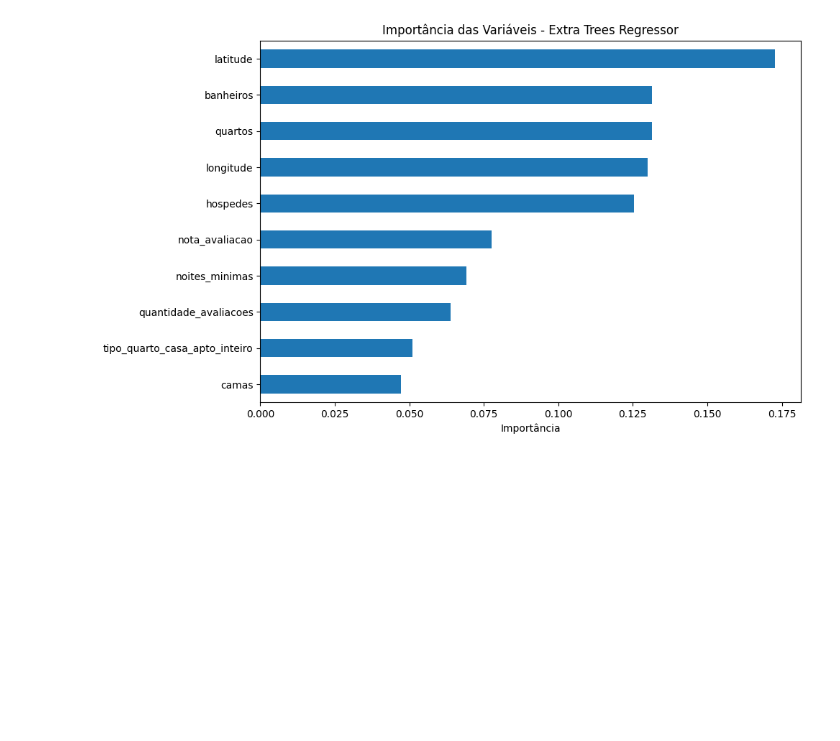
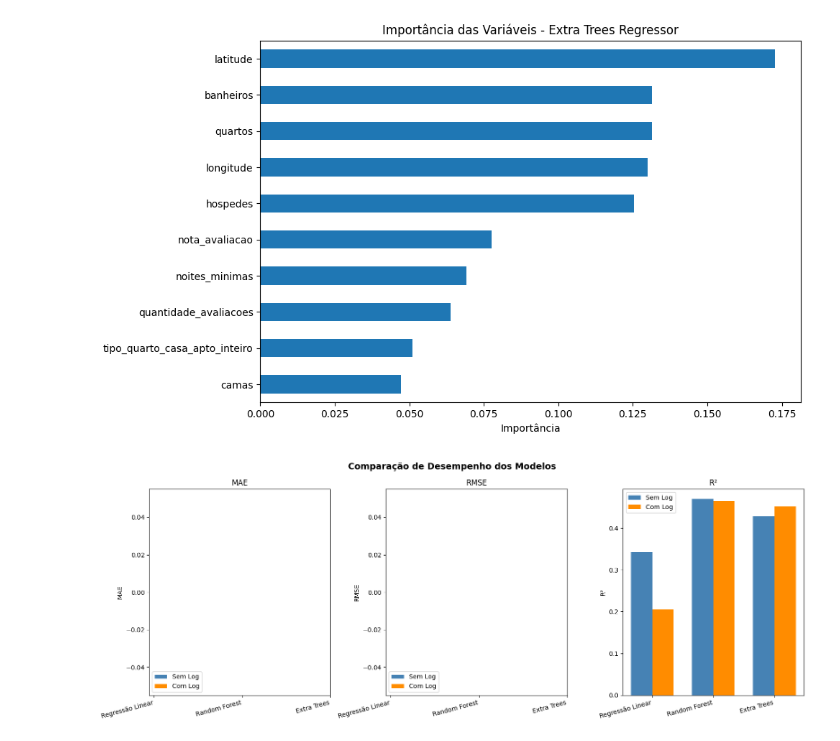
Before and after one commit to anacamorims/projeto-academy, a Jupyter notebook: extra-trees.ipynb, the cells around one changed output. Drawn from its saved outputs; the diff is of its cells as text; code cells hidden in the pictures; blank space fills up the shorter version.

Commit message:
atualiza grafico das metricas dos modelos

```diff
--- a/extra-trees.ipynb
+++ b/extra-trees.ipynb
@@ -371,44 +371,46 @@ dtype: float64
 # %%
 # %pip install openpyxl
 # %%
-# import pandas as pd
-# import matplotlib.pyplot as plt
-# import numpy as np
-# df_metricas = pd.read_excel(r"C:\Users\XE234PC\Downloads\MetricasModelos5.xlsx", index_col=0)
+import pandas as pd
+import matplotlib.pyplot as plt
+import numpy as np
+df_metricas = pd.read_excel("./bases/MetricasModelos6.xlsx", index_col=0)
 
-# modelos = ["Reg_Linear", "Rand_Forest", "Ex_Trees"]
-# nomes_modelos = ["Regressão Linear", "Random Forest", "Extra Trees"]
+modelos = ["Reg_Linear", "Rand_Forest", "Ex_Trees"]
+nomes_modelos = ["Regressão Linear", "Random Forest", "Extra Trees"]
 
-# fig, axes = plt.subplots(1, 3, figsize=(16, 6))
+fig, axes = plt.subplots(1, 3, figsize=(16, 6))
 
-# metricas = {
-#     "MAE":  ("MAE_NLOG",  "MAE_LOG"),
-#     "RMSE": ("RMSE_NLOG", "RMSE_LOG"),
-#     "R²":   ("R2_NLOG",   "R2_LOG")
-# }
+metricas = {
+    "MAE":  ("MAE_SLOG",  "MAE_CLOG"),
+    "RMSE": ("RMSE_SLOG", "RMSE_CLOG"),
+    "R²":   ("R2_SLOG",   "R2_CLOG")
+}
 
-# x = np.arange(len(modelos))
-# largura = 0.35
+x = np.arange(len(modelos))
+largura = 0.35
 
-# for ax, (metrica, (sem_log, com_log)) in zip(axes, metricas.items()):
-#     valores_sem_log = df_metricas.loc[sem_log, modelos].values.astype(float)
-#     valores_com_log = df_metricas.loc[com_log, modelos].values.astype(float)
+for ax, (metrica, (sem_log, com_log)) in zip(axes, metricas.items()):
+    valores_sem_log = df_metricas.loc[sem_log, modelos].values.astype(float)
+    valores_com_log = df_metricas.loc[com_log, modelos].values.astype(float)
 
-#     # substitui valores absurdos por NaN para não distorcer o gráfico
-#     limite = 1e6
-#     valores_sem_log = np.where(valores_sem_log > limite, np.nan, valores_sem_log)
-#     valores_com_log = np.where(valores_com_log > limite, np.nan, valores_com_log)
+    # substitui valores absurdos por NaN para não distorcer o gráfico
+    limite = 1e6
+    valores_sem_log = np.where(valores_sem_log > limite, np.nan, valores_sem_log)
+    valores_com_log = np.where(valores_com_log > limite, np.nan, valores_com_log)
 
-#     ax.bar(x - largura/2, valores_sem_log, width=largura, label="Sem Log", color="steelblue")
-#     ax.bar(x + largura/2, valores_com_log, width=largura, label="Com Log", color="darkorange")
+    ax.bar(x - largura/2, valores_sem_log, width=largura, label="Sem Log", color="steelblue")
+    ax.bar(x + largura/2, valores_com_log, width=largura, label="Com Log", color="darkorange")
 
-#     ax.set_xticks(x)
-#     ax.set_xticklabels(nomes_modelos, rotation=15, ha="right")
-#     ax.set_title(metrica)
-#     ax.set_ylabel(metrica)
-#     ax.legend()
+    ax.set_xticks(x)
+    ax.set_xticklabels(nomes_modelos, rotation=15, ha="right")
+    ax.set_title(metrica)
+    ax.set_ylabel(metrica)
+    ax.legend()
 
-# plt.suptitle("Comparação de Desempenho dos Modelos", fontsize=14, fontweight="bold")
-# plt.tight_layout()
-# plt.savefig("comparacao_modelos.png", dpi=300, bbox_inches="tight")
-# plt.show()
+plt.suptitle("Comparação de Desempenho dos Modelos", fontsize=14, fontweight="bold")
+plt.tight_layout()
+plt.savefig("comparacao_modelos.png", dpi=300, bbox_inches="tight")
+plt.show()
+# %% [output]
+[figure, added]
```
Also changed, not shown: 3 other files.
